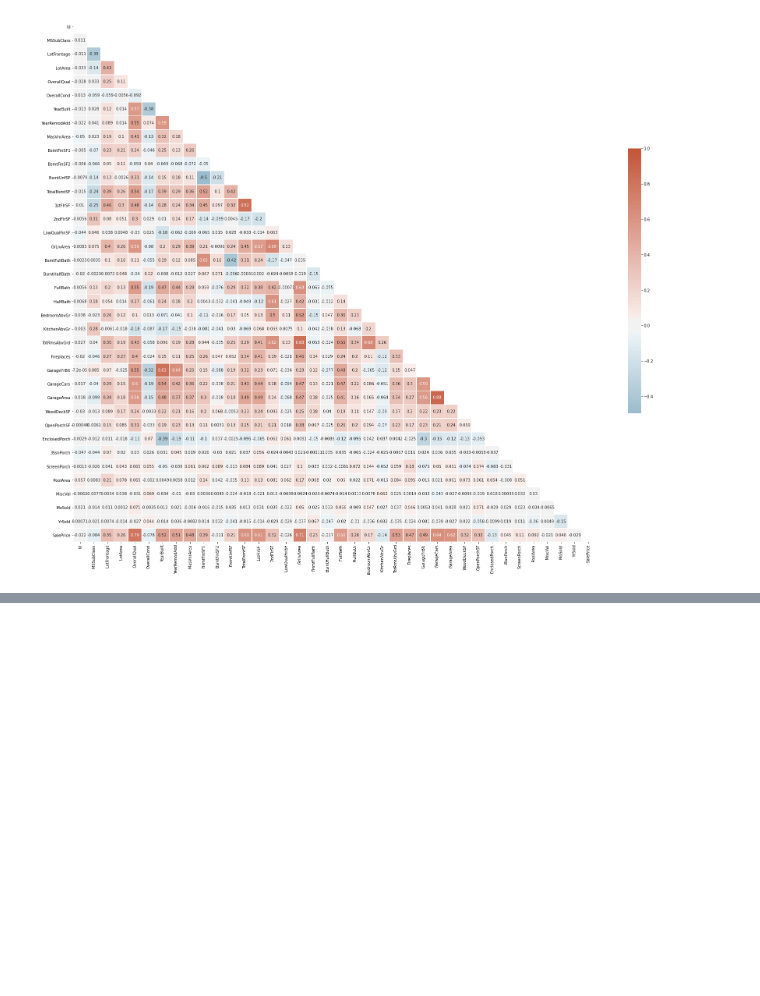
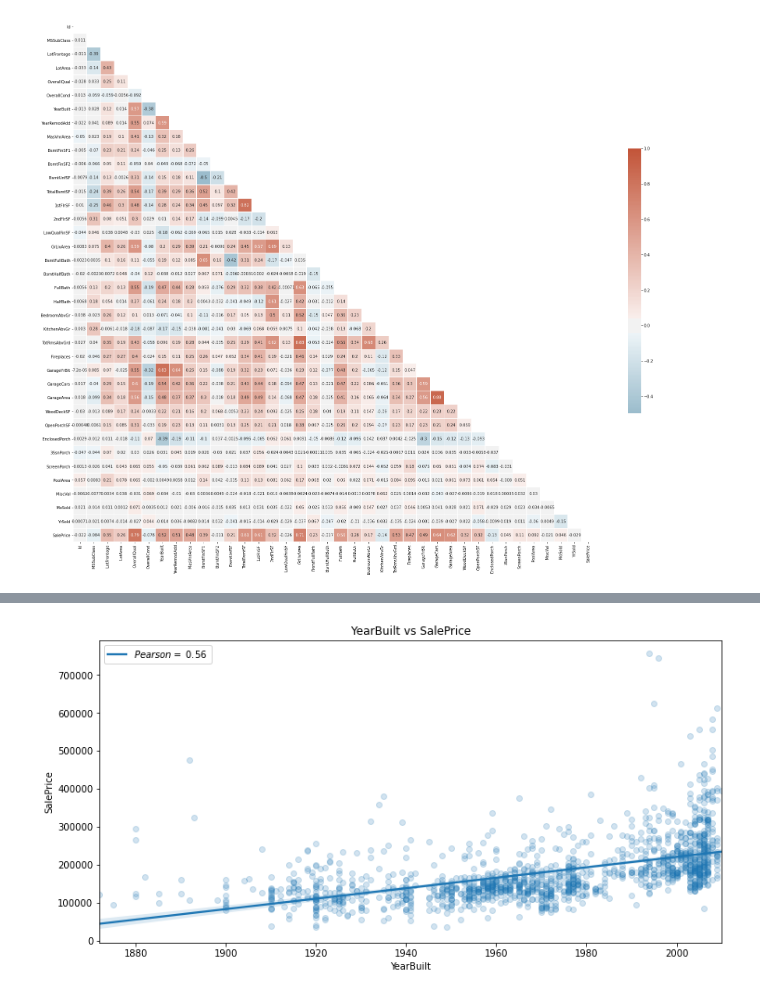
Before and after one commit to aydin-hasanli/house-price-predict, a Jupyter notebook: EDA.ipynb, the cells around one changed output, grey strips where cells are left out. Drawn from its saved outputs; the diff is of its cells as text; code cells hidden in the pictures; blank space fills up the shorter version.

```diff
--- a/EDA.ipynb
+++ b/EDA.ipynb
@@ -114,0 +132,10 @@ px.scatter(train_df, x='MasVnrArea' , y='SalePrice')
+# %%
+# YearBuilt vs SalePrice
+Pearson_YrBlt = 0.56
+plt.figure(figsize = (12,6))
+sns.regplot(data=train_df, x = 'YearBuilt', y='SalePrice', scatter_kws={'alpha':0.2})
+plt.title('YearBuilt vs SalePrice', fontsize = 12)
+plt.legend(['$Pearson=$ {:.2f}'.format(Pearson_YrBlt)], loc = 'best')
+plt.show()
+# %% [output]
+[figure, added]
```
Also changed, not shown: parts of 6 cells of this notebook.
